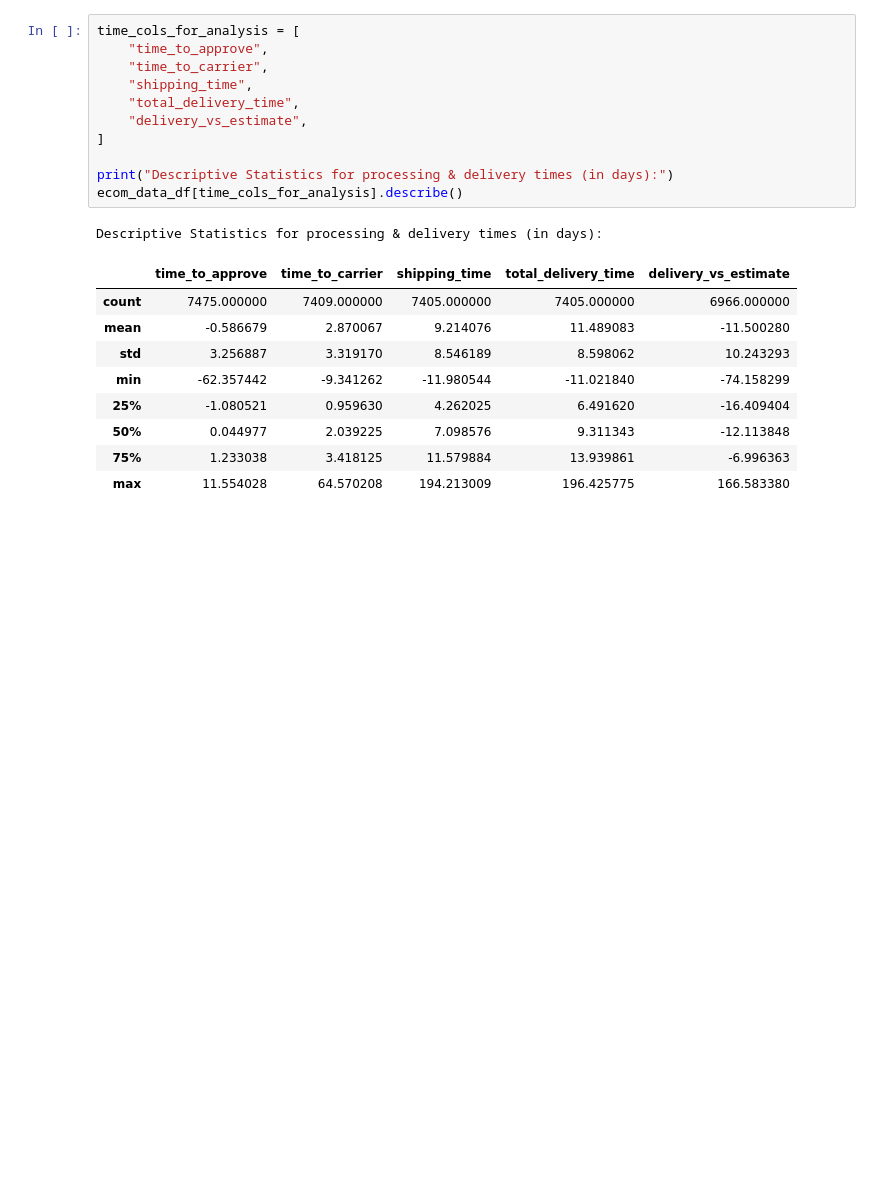
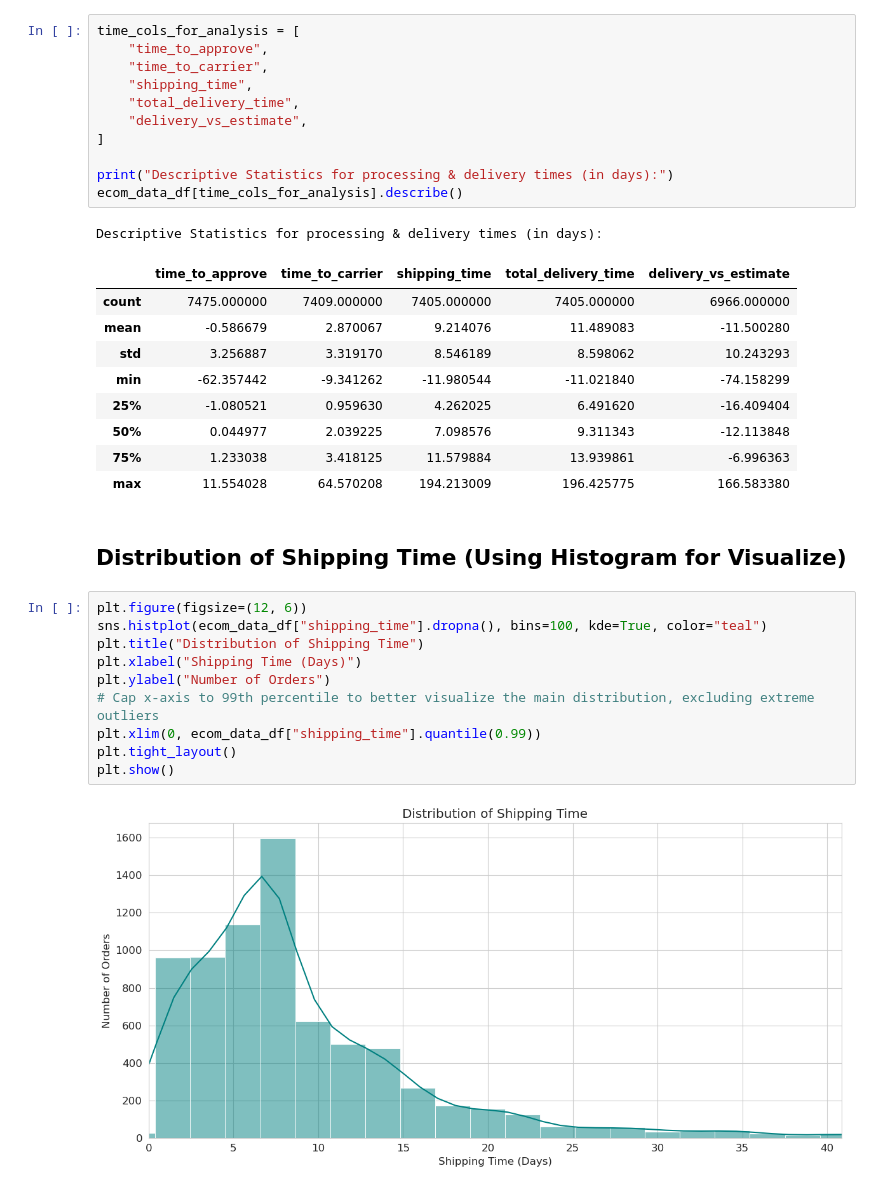
Before and after one commit to RizkiRdm/Olist-E-commerce-Performance-Analysis, a Jupyter notebook: notebooks/sales_and_order_analysis.ipynb, the cells around one changed output. Drawn from its saved outputs; the diff is of its cells as text; blank space fills up the shorter version.

Commit message:
viz: Plot histogram for shipping time distribution

```diff
--- a/notebooks/sales_and_order_analysis.ipynb
+++ b/notebooks/sales_and_order_analysis.ipynb
@@ -273,3 +273,17 @@ Descriptive Statistics for processing & delivery times (in days):
 | 50% | 0.044977 | 2.039225 | 7.098576 | 9.311343 | -12.113848 |
 | 75% | 1.233038 | 3.418125 | 11.579884 | 13.939861 | -6.996363 |
 | max | 11.554028 | 64.570208 | 194.213009 | 196.425775 | 166.583380 |
+# %% [markdown]
+## Distribution of Shipping Time (Using Histogram for Visualize)
+# %%
+plt.figure(figsize=(12, 6))
+sns.histplot(ecom_data_df["shipping_time"].dropna(), bins=100, kde=True, color="teal")
+plt.title("Distribution of Shipping Time")
+plt.xlabel("Shipping Time (Days)")
+plt.ylabel("Number of Orders")
+# Cap x-axis to 99th percentile to better visualize the main distribution, excluding extreme outliers
+plt.xlim(0, ecom_data_df["shipping_time"].quantile(0.99))
+plt.tight_layout()
+plt.show()
+# %% [output]
+[figure, added]
```
